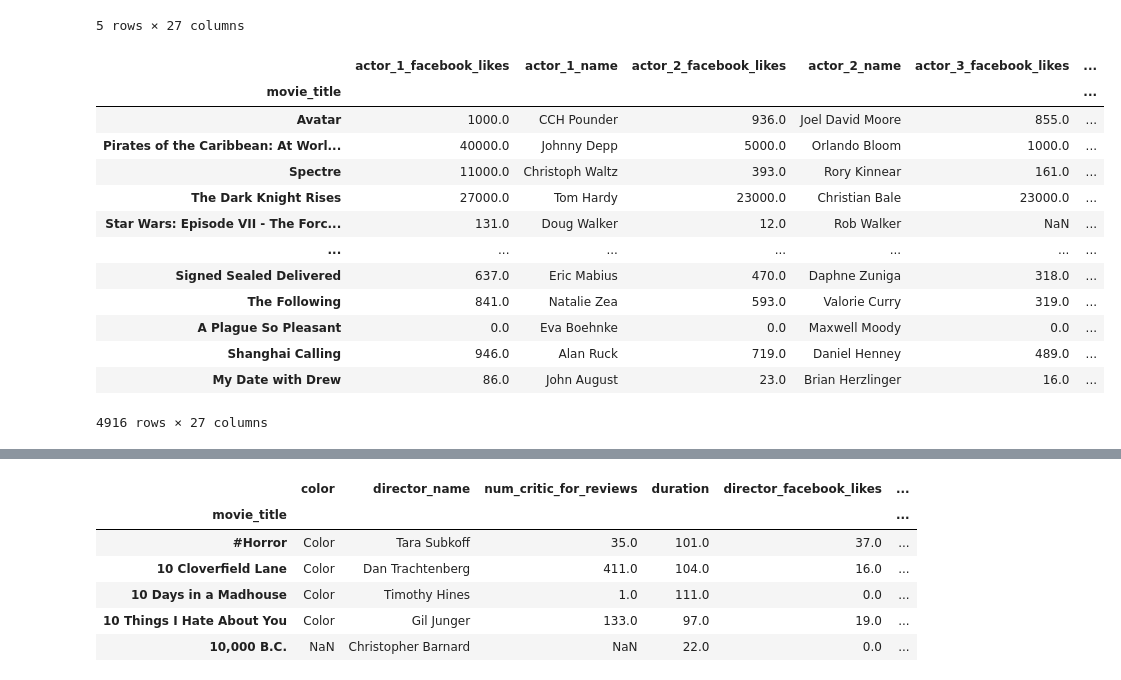
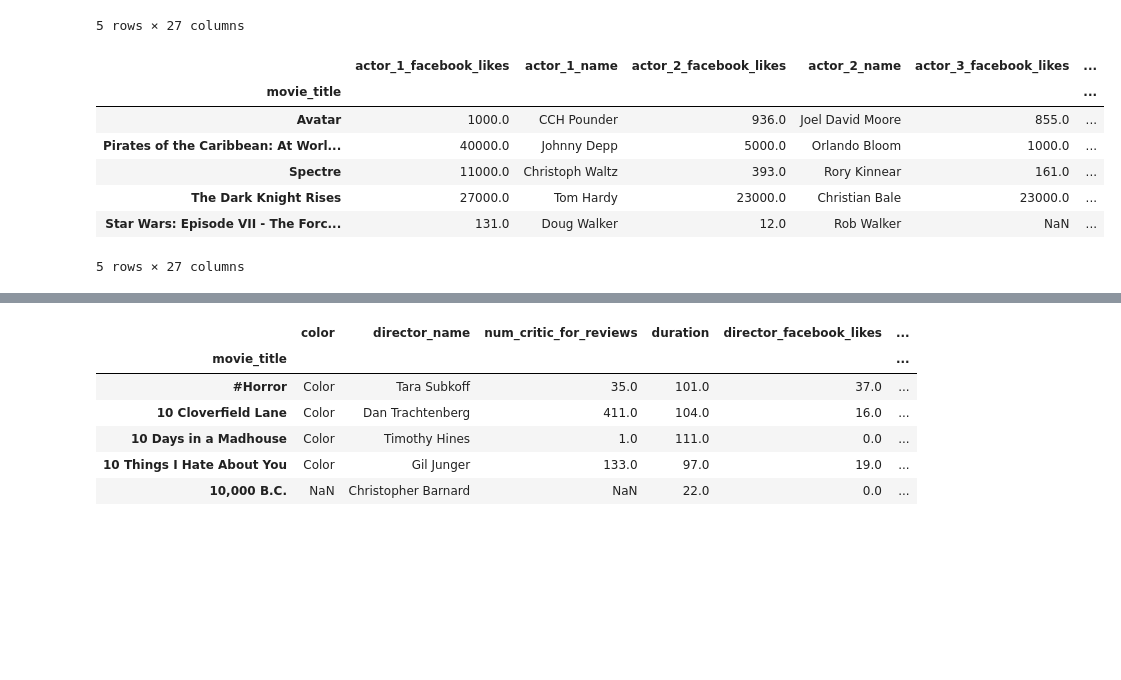
Before and after one commit to Koojh99/MyRepo, a Jupyter notebook: 06_pandas_시각화/03_Pandas_정렬_집계.ipynb, the cells around one changed output, grey strips where cells are left out. Cells and saved outputs as stored; diff of their text form; code cells hidden in the pictures; blank space fills up the shorter version.

```diff
--- a/06_pandas_시각화/03_Pandas_정렬_집계.ipynb
+++ b/06_pandas_시각화/03_Pandas_정렬_집계.ipynb
@@ -38,22 +38,16 @@ df.head()
 5 rows × 27 columns
 # %%
 # 컬럼 이름을 기준으로 정렬
-df.sort_index(axis=1)
+df.sort_index(axis=1).head()
 # %% [output]
 |  | actor_1_facebook_likes | actor_1_name | actor_2_facebook_likes | actor_2_name | actor_3_facebook_likes | ... |
 | movie_title |  |  |  |  |  | ... |
 | Avatar | 1000.0 | CCH Pounder | 936.0 | Joel David Moore | 855.0 | ... |
 | Pirates of the Caribbean: At Worl... | 40000.0 | Johnny Depp | 5000.0 | Orlando Bloom | 1000.0 | ... |
 | Spectre | 11000.0 | Christoph Waltz | 393.0 | Rory Kinnear | 161.0 | ... |
 | The Dark Knight Rises | 27000.0 | Tom Hardy | 23000.0 | Christian Bale | 23000.0 | ... |
 | Star Wars: Episode VII - The Forc... | 131.0 | Doug Walker | 12.0 | Rob Walker | NaN | ... |
-| ... | ... | ... | ... | ... | ... | ... |
-| Signed Sealed Delivered | 637.0 | Eric Mabius | 470.0 | Daphne Zuniga | 318.0 | ... |
-| The Following | 841.0 | Natalie Zea | 593.0 | Valorie Curry | 319.0 | ... |
-| A Plague So Pleasant | 0.0 | Eva Boehnke | 0.0 | Maxwell Moody | 0.0 | ... |
-| Shanghai Calling | 946.0 | Alan Ruck | 719.0 | Daniel Henney | 489.0 | ... |
-| My Date with Drew | 86.0 | John August | 23.0 | Brian Herzlinger | 16.0 | ... |
-4916 rows × 27 columns
+5 rows × 27 columns
 # %%
 #내림차순
 df.sort_index(axis=1, ascending=False)
```
Also changed, not shown: parts of 54 cells of this notebook, 4 other files.
